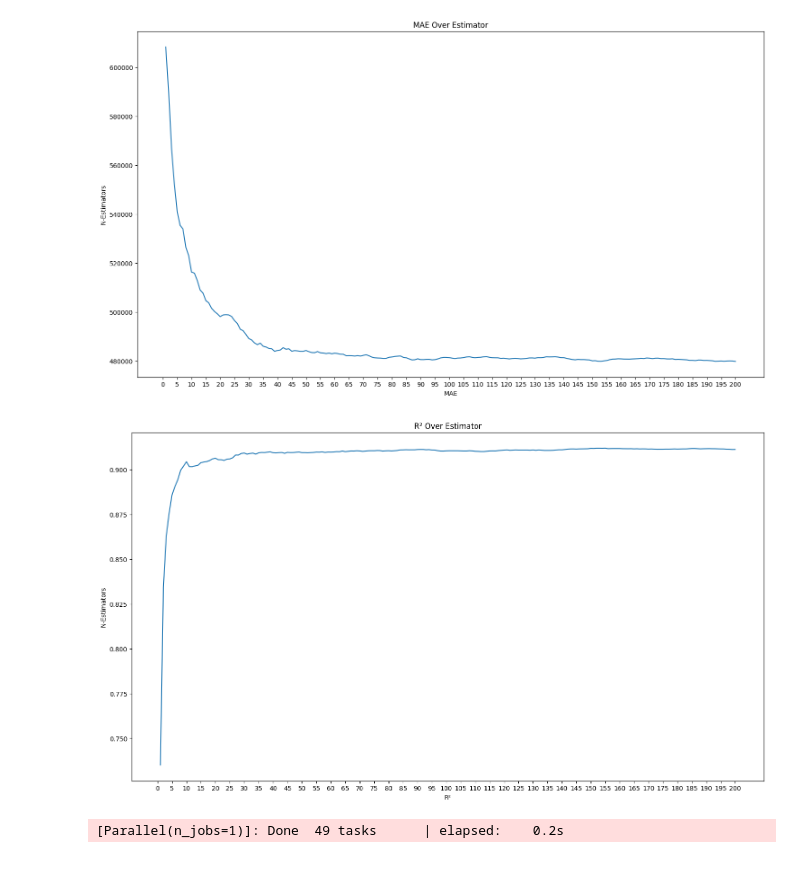
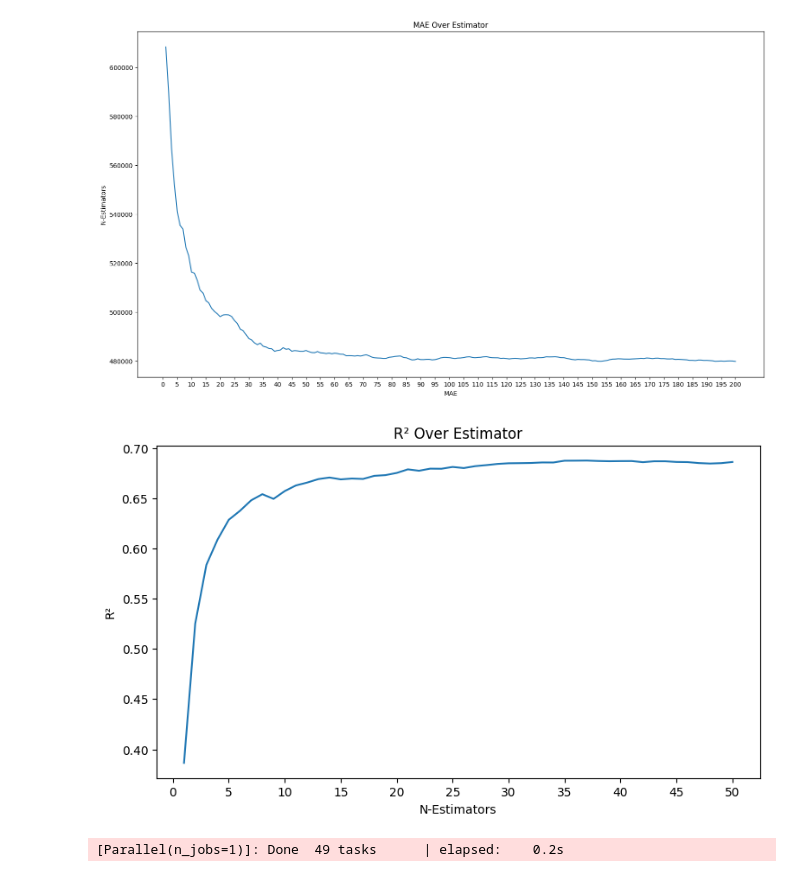
Before and after one commit to Ardacikgoz/FootballPlayerMarketValue, a Jupyter notebook: Model.ipynb, the cells around one changed output. Cells and saved outputs as stored; diff of their text form; code cells hidden in the pictures.

Commit message:
Add files via upload
Update on Model and Normalize_Encode

```diff
--- a/Model.ipynb
+++ b/Model.ipynb
@@ -28,0 +166,7 @@ X_train, y_train,X_test, y_test = train_test_split(X_lowdim, y_lowdim, test_size
+# %%
+svr = SVR(kernel='rbf', C=100, epsilon=0.01)
+svr.fit(X_train_scaled, y_train_scaled.ravel(),)  # .ravel() to flatten the target array
+
+# Make predictions
+y_pred_scaled = svr.predict(X_test_scaled)
+y_pred = scaler_y.inverse_transform(y_pred_scaled.reshape(-1, 1))  # Reverse scaling for y
@@ -28,0 +215,26 @@ X_train, y_train,X_test, y_test = train_test_split(X_lowdim, y_lowdim, test_size
+# %%
+total_estimators = 50
+max_depth=100
+rf_regressor = RandomForestRegressor(n_estimators=total_estimators, warm_start=True, random_state=30,verbose=1, max_depth = max_depth)
+# Track progress
+results_forest = []
+with tqdm(total=total_estimators, desc="Training Progress") as pbar:
+    for i in range(1, total_estimators + 1):
+        rf_regressor.set_params(n_estimators=i)  # Incrementally add trees
+        rf_regressor.fit(X_train, y_train)      # Train the model
+        y_pred = rf_regressor.predict(X_test)
+        mse = mean_squared_error(y_test, y_pred)
+        mae = mean_absolute_error(y_test, y_pred)
+        r2 = r2_score(y_test, y_pred)
+        results_forest.append([mse,mae,r2])
+        pbar.update(1)
+        print(r2)
+y_pred = rf_regressor.predict(X_test)
+mse = mean_squared_error(y_test, y_pred)
+mae = mean_absolute_error(y_test, y_pred)
+r2 = r2_score(y_test, y_pred)
+
+print(f"Validation Metrics:")
+print(f"Mean Squared Error (MSE): {mse:.2f}")
+print(f"Mean Absolute Error (MAE): {mae:.2f}")
+print(f"R² Score: {r2:.2f}")
@@ -122,17 +408,19 @@ plt.ylabel("N-Estimators")
 # %% [output]
 Text(157.09722222222223, 0.5, 'N-Estimators')
 [figure]
+# %%
+results_forest = pd.DataFrame(results_forest)
 # %%
-plt.figure(figsize=(18,10))
-plt.plot(range(1,201),results.iloc[:,[2]])
-plt.xticks(np.arange(0, 202, step=5)) # X ekseninde 1 birimlik aralıklarla işaretler
+plt.figure(figsize=(9,5))
+plt.plot(range(1,51),results_forest.iloc[:,[2]])
+plt.xticks(np.arange(0, 51, step=5)) # X ekseninde 1 birimlik aralıklarla işaretler
 plt.title("R² Over Estimator")
-plt.xlabel("R²")
-plt.ylabel("N-Estimators")
+plt.ylabel("R²")
+plt.xlabel("N-Estimators")
 plt.savefig("Random Forest Performance_R2.png")
 plt.show()
 # %% [output]
-[figure, old version]
+[figure, new version]
 # %%
 total_estimators = 200
 max_depth=150
```
Also changed, not shown: parts of 27 cells of this notebook.
